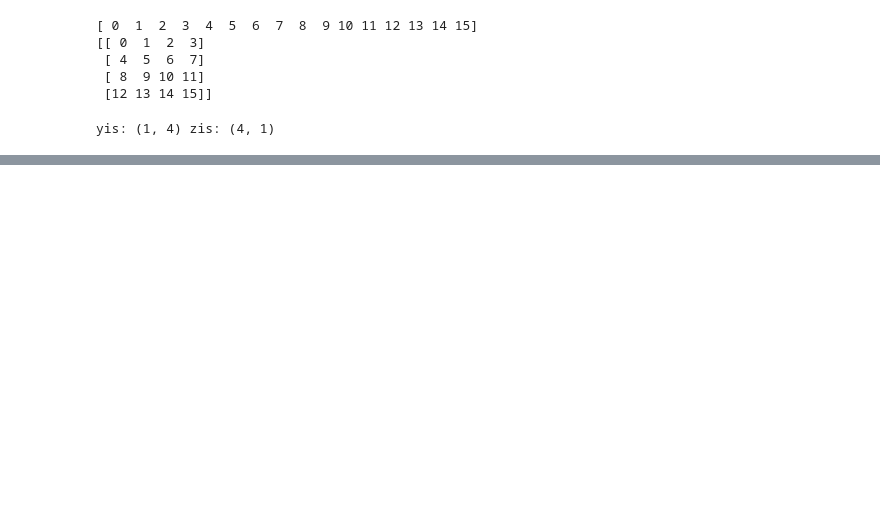
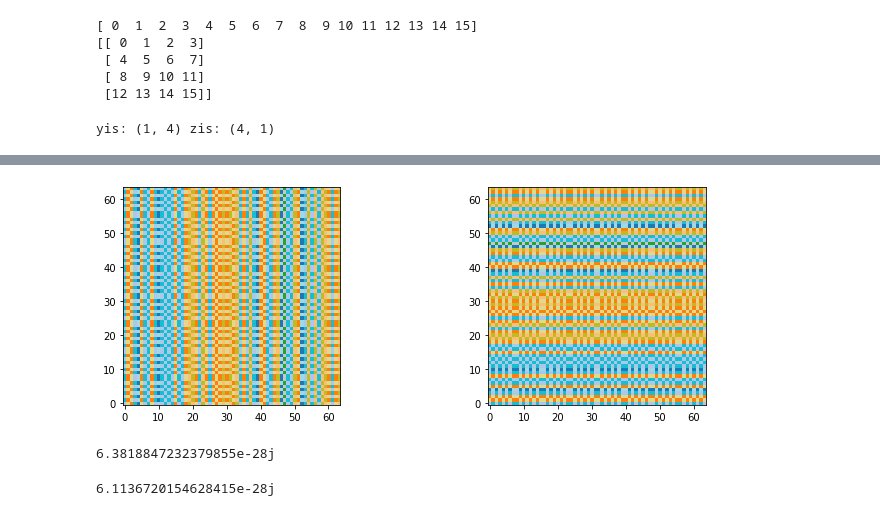
Before and after one commit to Shashi1a/tca_ptca, a Jupyter notebook: spinspincorr.ipynb, the cells around one changed output, grey strips where cells are left out. Cells and saved outputs as stored; diff of their text form; code cells hidden in the pictures; blank space fills up the shorter version.

```diff
--- a/spinspincorr.ipynb
+++ b/spinspincorr.ipynb
@@ -318,0 +377,17 @@ print(yi)
+# %%
+cm=cmat1+cmat2+cmat3
+f,ax=plt.subplots(1,2,figsize=(12,4))
+ax[0].imshow(np.matmul(sf.qphase.real,cm),origin='lower',cmap='tab20_r')
+ax[1].imshow(np.matmul(cm, sf.qphase.real), origin='lower', cmap='tab20_r')
+
+plt.show()
+# %% [output]
+[figure, added]
+# %%
+np.matmul(sf.qphase, cm).sum()
+# %% [output]
+6.3818847232379855e-28j
+# %%
+np.matmul(cm,sf.qphase).sum()
+# %% [output]
+6.1136720154628415e-28j
```
Also changed, not shown: parts of 9 cells of this notebook.
